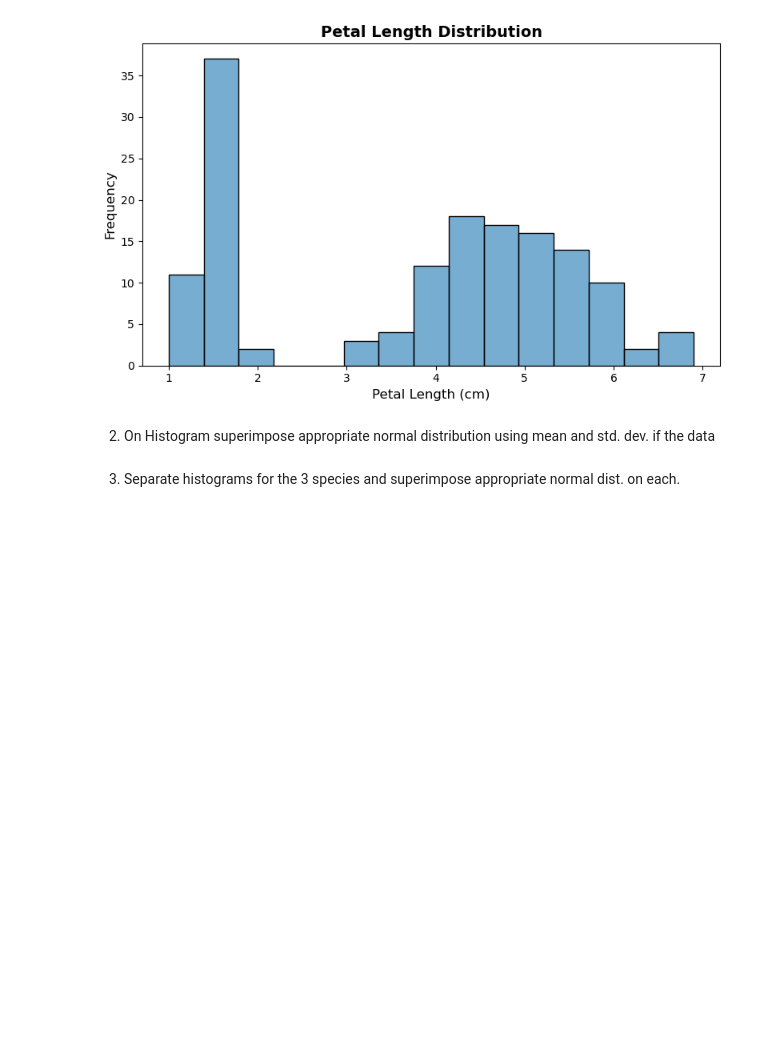
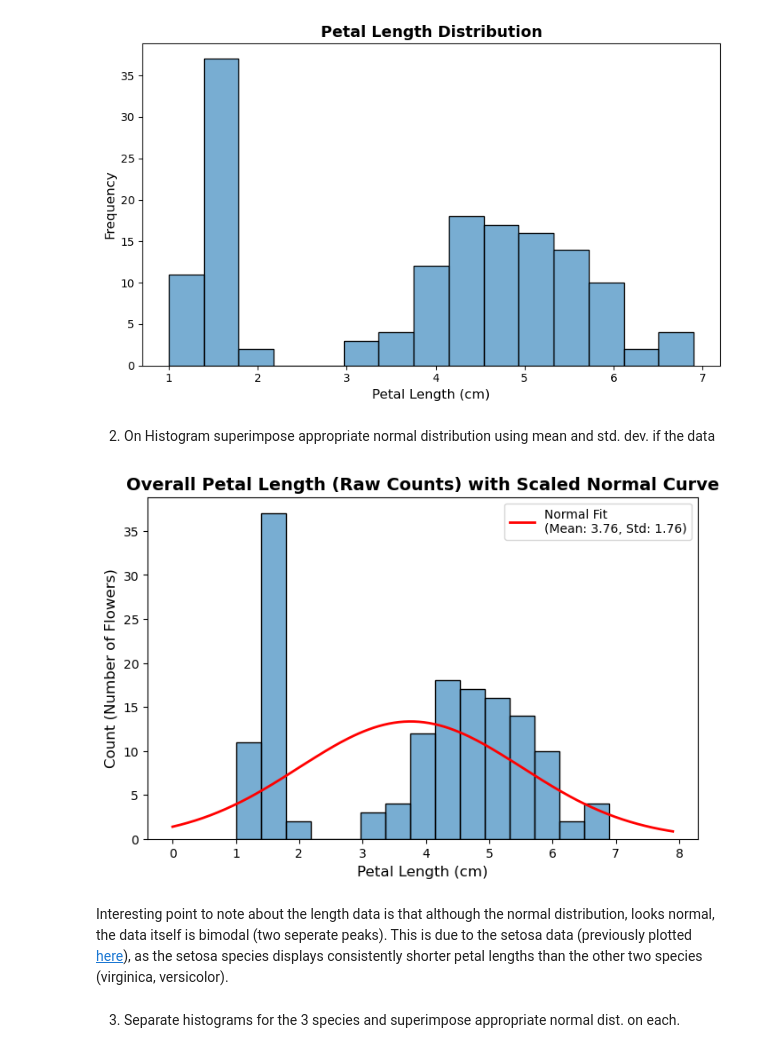
Before and after one commit to KaiiMenai/applied-statistics, a Jupyter notebook: problems.ipynb, the cells around one changed output. Cells and saved outputs as stored; diff of their text form; code cells hidden in the pictures; blank space fills up the shorter version.

Commit message:
add in norm dist on histogram and also observation of data distribution vs normal distributino curve

```diff
--- a/problems.ipynb
+++ b/problems.ipynb
@@ -207,7 +208,38 @@ plt.show()
 # %% [markdown]
 2. On Histogram superimpose appropriate normal distribution using mean and std. dev. if the data
 # %%
-# Calculate the mean and standard deviation of the petal length data for all species.
+# 1. Use raw count histogram - This can be scaled to a density plot by multiplying the normal pdf by total count and bin width. Thus allowing the normal curve to be plotted over the histogram counts. But the histogram is still in raw counts, not density. This is important to note because the y-axis is in counts, not probability density. The normal curve will be scaled to match the histogram counts.
+plt.figure(figsize=(8, 5))
+ax = sns.histplot(data=df, x='petal_length', bins=15, kde=False, alpha=0.6)
+
+# 2. Calculate the global mean and standard deviation (std. dev).
+mean = df['petal_length'].mean()
+std = df['petal_length'].std()
+
+# 3. Calculate scaling factors to lift the line up to count levels - this ensures that the normal curve is scaled appropriately - otherwise it may end up as a flat line at the bottom of the histogram (as seen when I first tried to plot this).
+total_count = len(df)
+# Find the exact width of one histogram bin
+bin_width = ax.patches[0].get_width()
+
+# 4. Generate the curve points
+x = np.linspace(df['petal_length'].min() - 1, df['petal_length'].max() + 1, 200)
+# Multiply the normal PDF by total count and bin width
+y = norm.pdf(x, mean, std) * total_count * bin_width
+
+# 5. Plot the scaled line over your counts
+plt.plot(x, y, color='red', linewidth=2, label=f'Normal Fit\n(Mean: {mean:.2f}, Std: {std:.2f})',)
+
+# Titles and Labels
+plt.title( 'Overall Petal Length (Raw Counts) with Scaled Normal Curve', fontsize=14, fontweight='bold',)
+plt.xlabel('Petal Length (cm)', fontsize=12)
+plt.ylabel('Count (Number of Flowers)', fontsize=12)
+plt.legend()
+
+plt.show()
+# %% [output]
+[figure, added]
+# %% [markdown]
+Interesting point to note about the length data is that although the normal distribution, looks normal, the data itself is bimodal (two seperate peaks). This is due to the setosa data (previously plotted [here](https://github.com/KaiiMenai/poda-tasks/blob/main/tasks.ipynb)), as the setosa species displays consistently shorter petal lengths than the other two species (virginica, versicolor).
 # %% [markdown]
 3. Separate histograms for the 3 species and superimpose appropriate normal dist. on each.
 # %%
```
Also changed, not shown: parts of 1 cell of this notebook.
